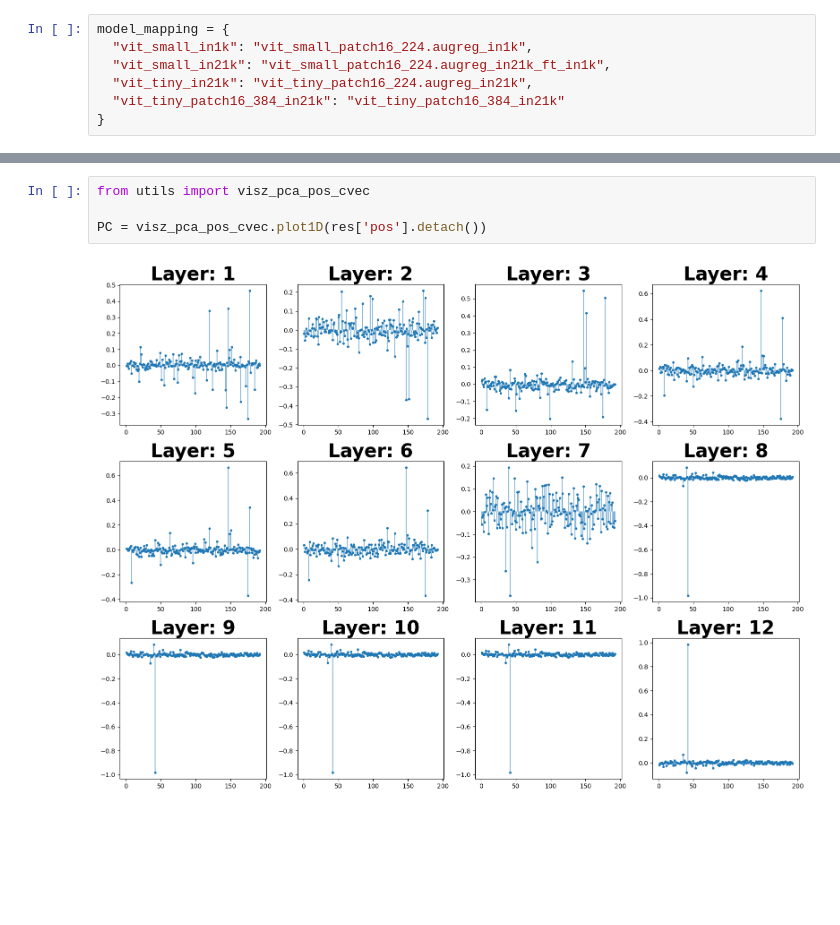
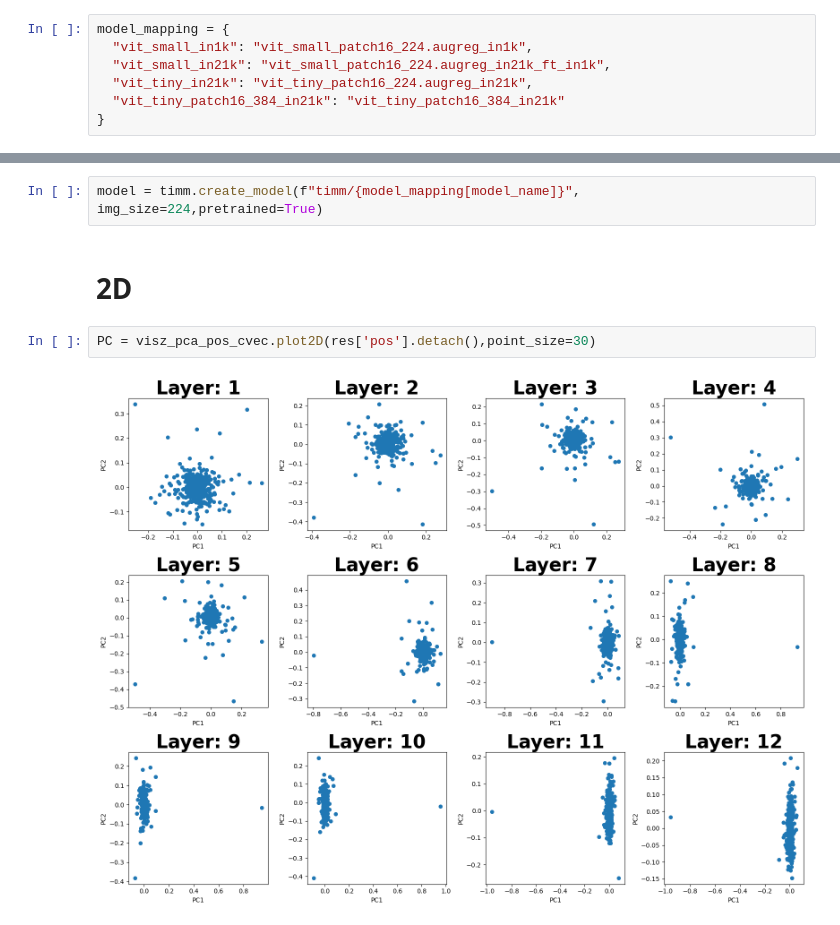
Before and after one commit to OliverXUZY/FM_weights, a Jupyter notebook: notebook/layerNorm.ipynb, the cells around one changed output, grey strips where cells are left out. Drawn from its saved outputs; the diff is of its cells as text; blank space fills up the shorter version.

```diff
--- a/notebook/layerNorm.ipynb
+++ b/notebook/layerNorm.ipynb
@@ -44,6 +43,8 @@ D
-# %%
-from utils import visz_pca_pos_cvec
-
-PC = visz_pca_pos_cvec.plot1D(res['pos'].detach())
-# %% [output]
-[figure, removed]
+# %%
+model = timm.create_model(f"timm/{model_mapping[model_name]}", img_size=224,pretrained=True)
+# %% [markdown]
+# 2D
+# %%
+PC = visz_pca_pos_cvec.plot2D(res['pos'].detach(),point_size=30)
+# %% [output]
+[figure, added]
```
Also changed, not shown: parts of 21 cells of this notebook, 2 other files.
